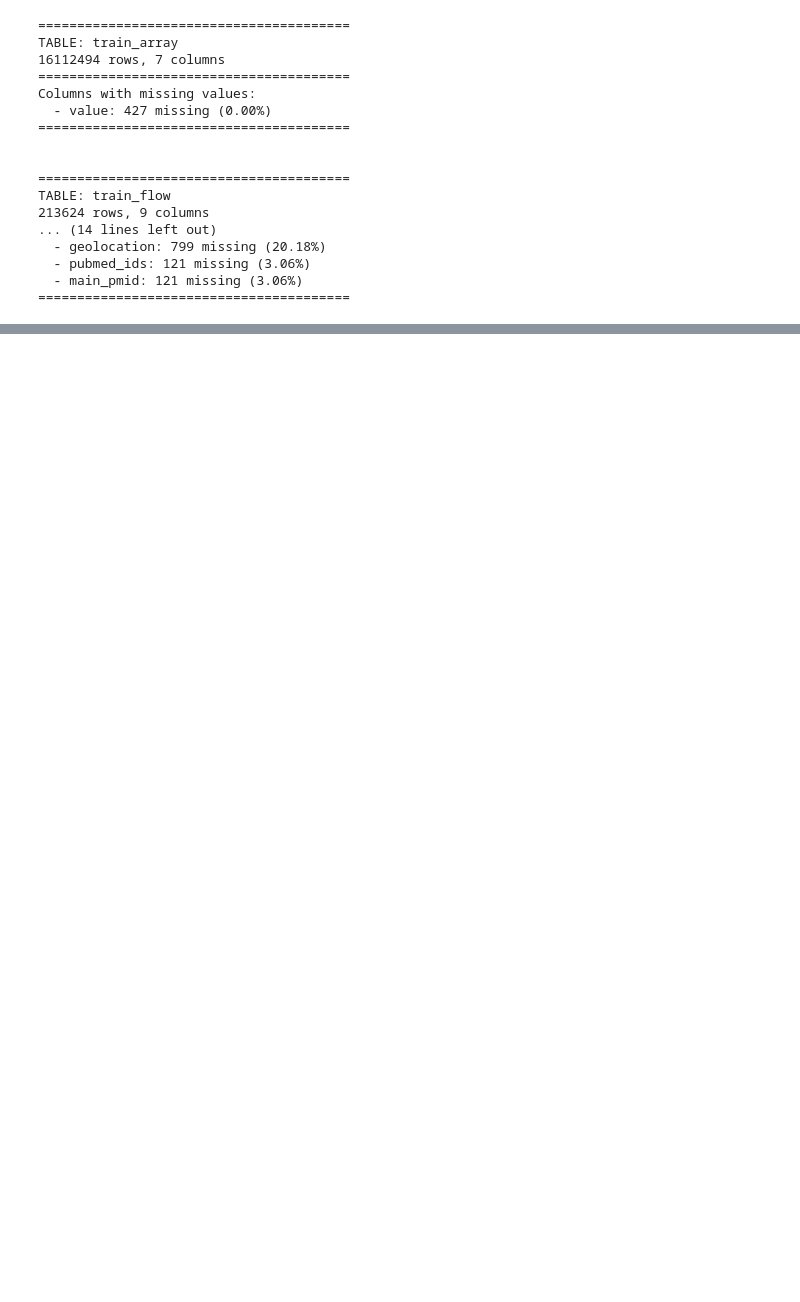
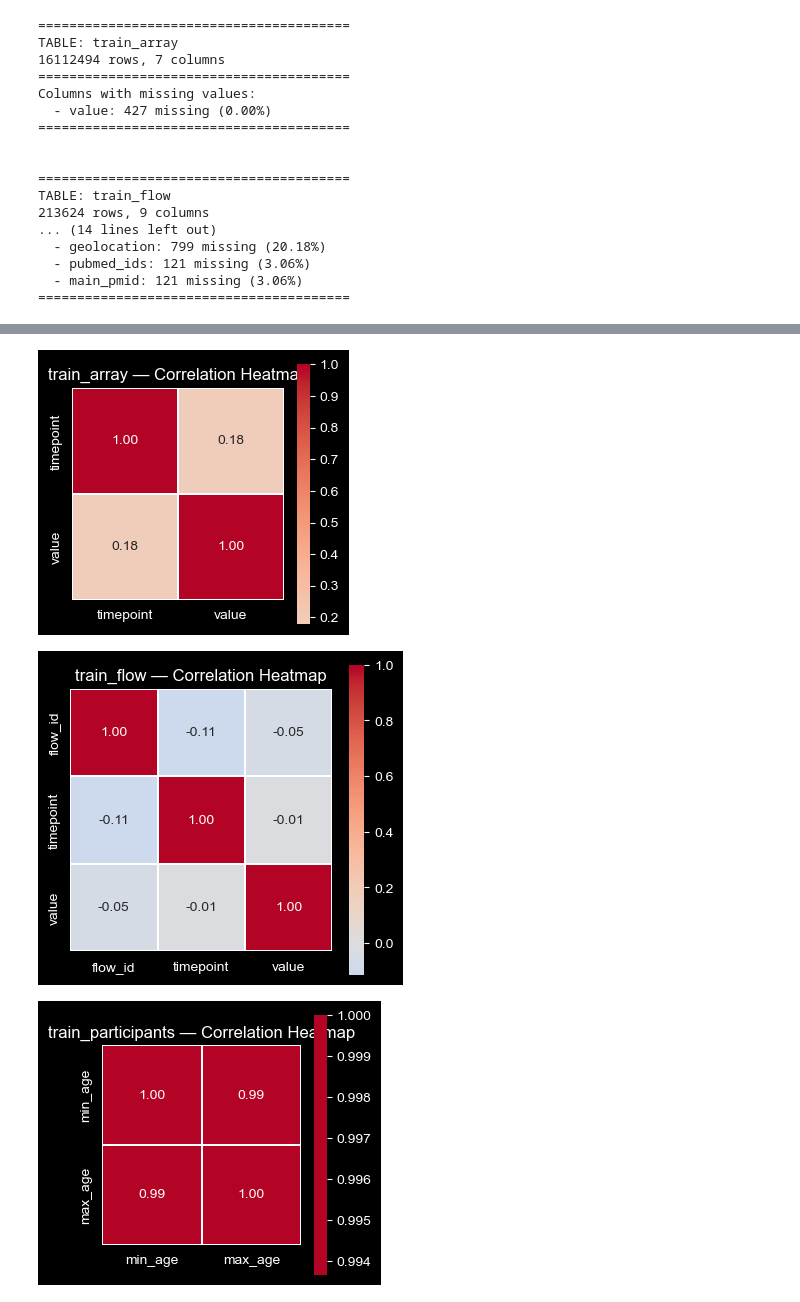
Before and after one commit to DirtyChay/cmi-flu-prediction-challenge, a Jupyter notebook: EDA.ipynb, the cells around one changed output, grey strips where cells are left out. Cells and saved outputs as stored; diff of their text form; code cells hidden in the pictures; blank space fills up the shorter version.

```diff
--- a/EDA.ipynb
+++ b/EDA.ipynb
@@ -175,0 +315,35 @@ min_age  3960.0  47.443182  21.420749  18.0  26.0  46.0  67.0  92.0
+# %%
+# ============================================================
+# SECTION 8: Correlation Heatmap for Numeric Columns
+# ============================================================
+# Shows pairwise correlations between numeric columns.
+# Useful for spotting redundant features (r ≈ 1) or
+# potentially interesting relationships (r ≈ 0.5–0.8).
+# We skip tables with too many columns to avoid an unreadable plot.
+
+MAX_COLS_FOR_CORR = 40
+
+for name, df in tables.items():
+    numeric_df = df.select_dtypes(include='number')
+    if numeric_df.shape[1] < 2:
+        print(f"{name}: Not enough numeric columns for correlation.")
+        continue
+    if numeric_df.shape[1] > MAX_COLS_FOR_CORR:
+        print(f"{name}: {numeric_df.shape[1]} numeric cols — too many for a readable heatmap, skipping.")
+        continue
+
+    corr = numeric_df.corr()
+    fig, ax = plt.subplots(figsize=(min(16, corr.shape[0] * 0.6 + 2),
+                                    min(14, corr.shape[0] * 0.5 + 2)))
+    sns.heatmap(
+        corr, ax=ax, cmap='coolwarm', center=0,
+        annot=corr.shape[0] <= 20,  # only annotate if small enough
+        fmt='.2f', linewidths=0.3, square=True
+    )
+    ax.set_title(f"{name} — Correlation Heatmap", fontsize=12)
+    plt.tight_layout()
+    plt.show()
+# %% [output]
+[figure, added]
+[figure, added]
+[figure, added]
```
Also changed, not shown: parts of 16 cells of this notebook, 3 other files.
